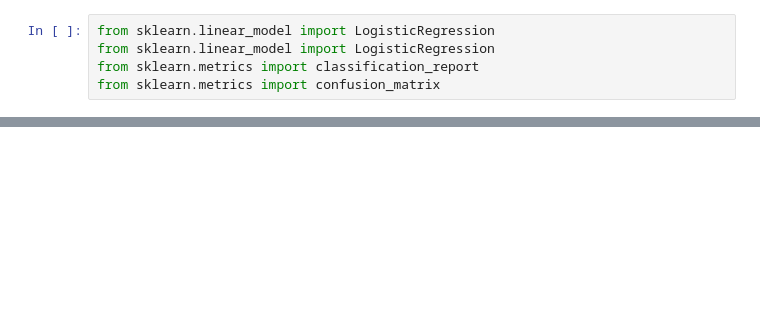
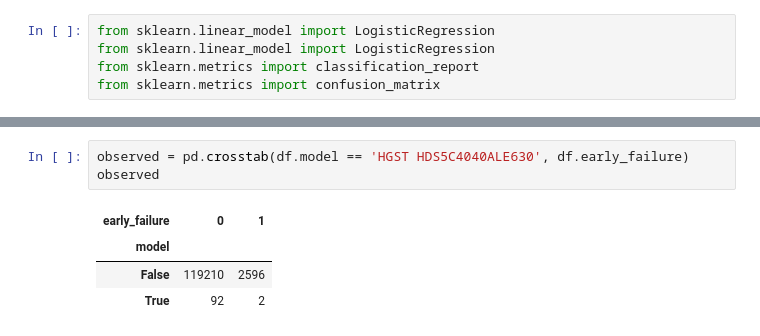
Before and after one commit to just-keep-spinning/hard-drive-project, a Jupyter notebook: misty_capstone_folder/mists-working.ipynb, the cells around one changed output, grey strips where cells are left out. Saved outputs shown, nothing was run; the diff lists cells and outputs as text; blank space fills up the shorter version.

```diff
--- a/misty_capstone_folder/mists-working.ipynb
+++ b/misty_capstone_folder/mists-working.ipynb
@@ -581,0 +434,8 @@ df1
+# %%
+observed = pd.crosstab(df.model == 'HGST HDS5C4040ALE630', df.early_failure)
+observed
+# %% [output]
+| early_failure | 0 | 1 |
+| model |  |  |
+| False | 119210 | 2596 |
+| True | 92 | 2 |
```
Also changed, not shown: parts of 65 cells of this notebook, 2 other files.
